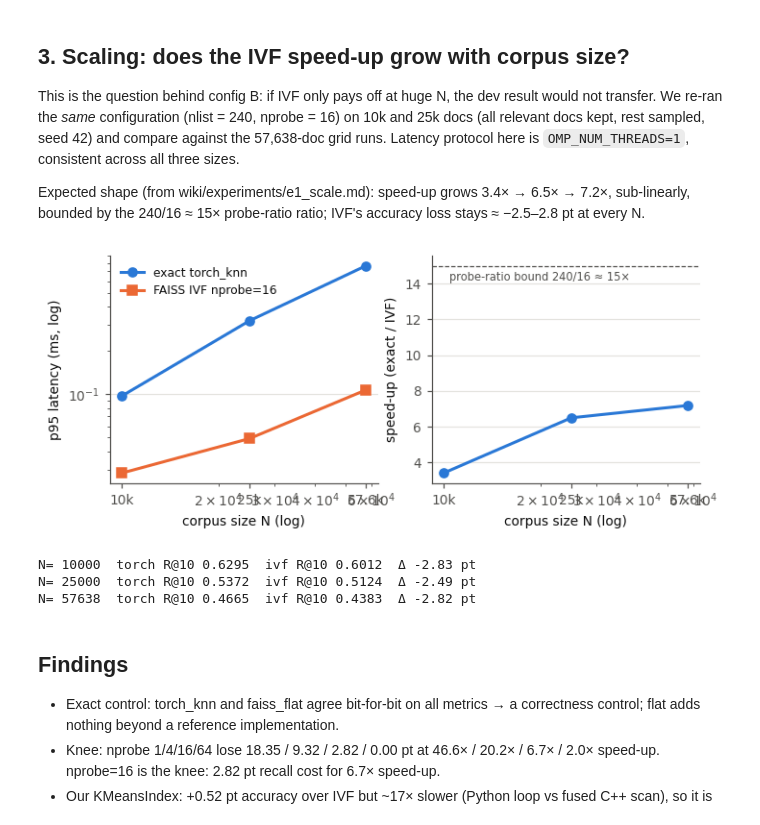
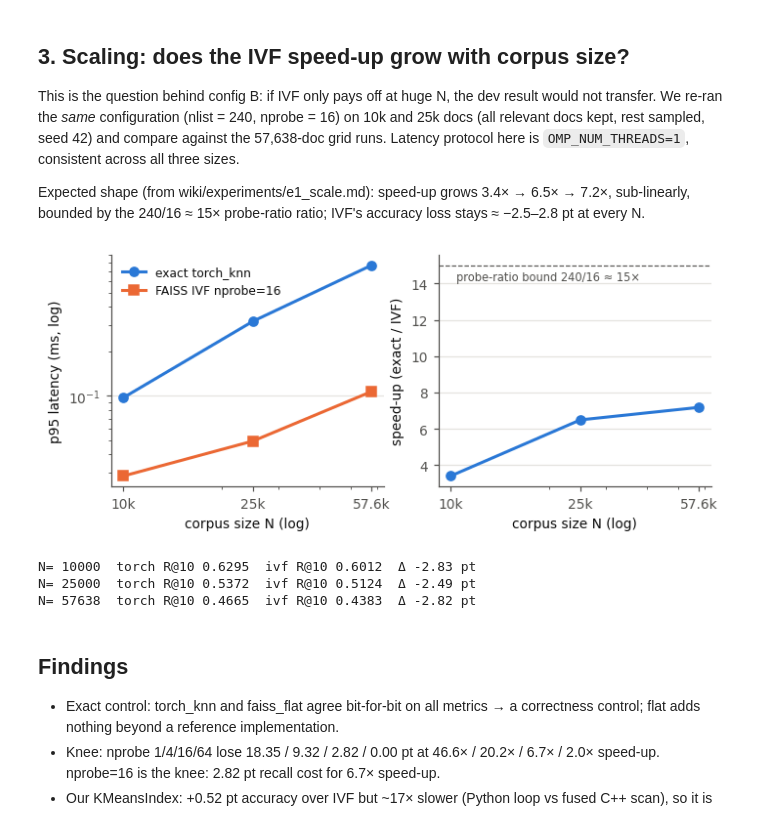
Before and after one commit to fafacannon5/FinSight-AI, a Jupyter notebook: notebooks/02_e1_retrieval_methods.ipynb, the cells around one changed output. Cells and saved outputs as stored; diff of their text form; code cells hidden in the pictures.

```diff
--- a/notebooks/02_e1_retrieval_methods.ipynb
+++ b/notebooks/02_e1_retrieval_methods.ipynb
@@ -117,6 +117,9 @@ protocol here is `OMP_NUM_THREADS=1`, consistent across all three sizes.
 Expected shape (from wiki/experiments/e1_scale.md): speed-up grows 3.4× → 6.5× → 7.2×, sub-linearly,
 bounded by the 240/16 ≈ 15× probe-ratio ratio; IVF's accuracy loss stays ≈ −2.5–2.8 pt at every N.
 # %%
+from matplotlib.ticker import NullFormatter
+
+
 Ns = [10_000, 25_000, 57_638]
 torch_by_n = {10_000: metrics("run_e1s_001"), 25_000: metrics("run_e1s_003"), 57_638: metrics("run_e1_001")}
 ivf_by_n   = {10_000: metrics("run_e1s_002"), 25_000: metrics("run_e1s_004"), 57_638: metrics("run_e1_005")}
@@ -126,34 +129,39 @@ i_p95 = [ivf_by_n[n]["latency_p95_ms"] for n in Ns]
 speed = [t / i for t, i in zip(t_p95, i_p95)]
 t_rec = [torch_by_n[n]["recall@10"] for n in Ns]
 i_rec = [ivf_by_n[n]["recall@10"] for n in Ns]
 
 fig, (a, b) = plt.subplots(1, 2, figsize=(7.2, 2.8))
 a.plot(Ns, t_p95, "o-", color=BLUE, label="exact torch_knn")
 a.plot(Ns, i_p95, "s-", color=ORANGE, label="FAISS IVF nprobe=16")
 a.set_xscale("log"); a.set_yscale("log")
 a.set_xticks(Ns, ["10k", "25k", "57.6k"])
 a.set_xlabel("corpus size N (log)")
 a.set_ylabel("p95 latency (ms, log)")
 a.legend(fontsize=8)
+a.xaxis.set_minor_formatter(NullFormatter())
+
 
 b.plot(Ns, speed, "o-", color=BLUE)
 b.axhline(240 / 16, ls="--", lw=0.8, color=INK_2)
 b.annotate("probe-ratio bound 240/16 ≈ 15×", (Ns[0], 240 / 16), xytext=(4, -10),
            textcoords="offset points", color=INK_2, fontsize=7.5)
 b.set_xscale("log")
 b.set_xticks(Ns, ["10k", "25k", "57.6k"])
 b.set_xlabel("corpus size N (log)")
 b.set_ylabel("speed-up (exact / IVF)")
+b.xaxis.set_minor_formatter(NullFormatter())
+
 save_figure(fig, "e1_scaling",
              "Same IVF configuration on three corpus sizes. Speed-up over exact search grows 3.4x → 6.5x → 7.2× but stays below the 240/16 ≈ 15× probe-ratio bound"
              "IVF's accuracy loss holds at ~2.5–2.8 points regardless of N."
 )
+
 plt.show()
 
 for n, tr, ir in zip(Ns, t_rec, i_rec):
     print(f"N={n:6d}  torch R@10 {tr:.4f}  ivf R@10 {ir:.4f}  Δ {(ir - tr) * 100:+.2f} pt")
 # %% [output]
-[figure, old version]
+[figure, new version]
 N= 10000  torch R@10 0.6295  ivf R@10 0.6012  Δ -2.83 pt
 N= 25000  torch R@10 0.5372  ivf R@10 0.5124  Δ -2.49 pt
 N= 57638  torch R@10 0.4665  ivf R@10 0.4383  Δ -2.82 pt
```
Also changed, not shown: 3 other files.
